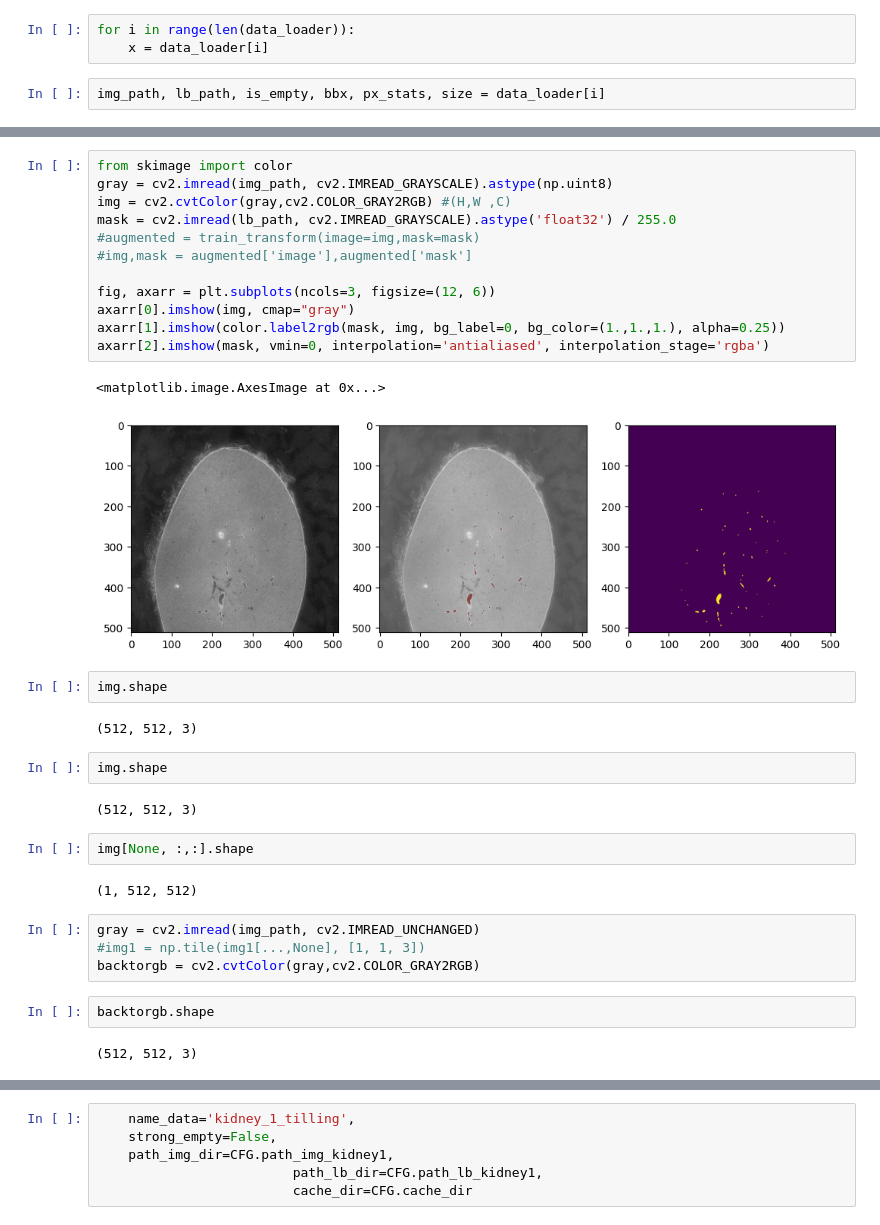
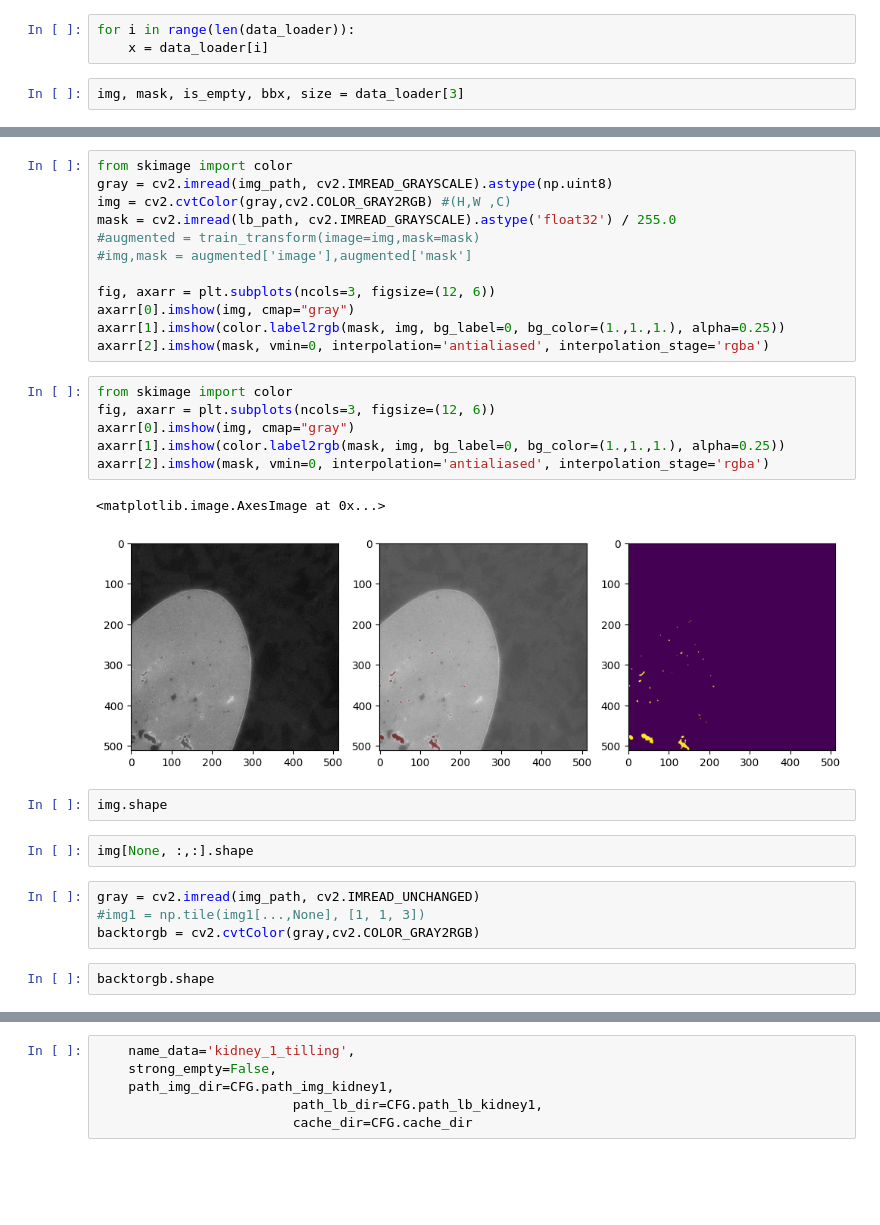
Before and after one commit to nature1511/kidney-segmentation, a Jupyter notebook: tilling_loader.ipynb, the cells around one changed output, grey strips where cells are left out. Drawn from its saved outputs; the diff is of its cells as text; blank space fills up the shorter version.

```diff
--- a/tilling_loader.ipynb
+++ b/tilling_loader.ipynb
@@ -79,5 +99,5 @@ Name: proportion, dtype: float64
 for i in range(len(data_loader)):
     x = data_loader[i]
 # %%
-img_path, lb_path, is_empty, bbx, px_stats, size = data_loader[i]
+img, mask, is_empty, bbx, size = data_loader[3]
 # %%
@@ -128,28 +171,24 @@ fig, axarr = plt.subplots(ncols=3, figsize=(12, 6))
 axarr[0].imshow(img, cmap="gray")
 axarr[1].imshow(color.label2rgb(mask, img, bg_label=0, bg_color=(1.,1.,1.), alpha=0.25))
 axarr[2].imshow(mask, vmin=0, interpolation='antialiased', interpolation_stage='rgba')
-# %% [output]
-<matplotlib.image.AxesImage at 0x...>
-[figure, removed]
-# %%
-img.shape
-# %% [output]
-(512, 512, 3)
+# %%
+from skimage import color
+fig, axarr = plt.subplots(ncols=3, figsize=(12, 6))
+axarr[0].imshow(img, cmap="gray")
+axarr[1].imshow(color.label2rgb(mask, img, bg_label=0, bg_color=(1.,1.,1.), alpha=0.25))
+axarr[2].imshow(mask, vmin=0, interpolation='antialiased', interpolation_stage='rgba')
+# %% [output]
+<matplotlib.image.AxesImage at 0x...>
+[figure, added]
 # %%
 img.shape
-# %% [output]
-(512, 512, 3)
 # %%
 img[None, :,:].shape
-# %% [output]
-(1, 512, 512)
 # %%
 gray = cv2.imread(img_path, cv2.IMREAD_UNCHANGED)
 #img1 = np.tile(img1[...,None], [1, 1, 3])
 backtorgb = cv2.cvtColor(gray,cv2.COLOR_GRAY2RGB)
 # %%
 backtorgb.shape
-# %% [output]
-(512, 512, 3)
 # %%
 data_loader.df
```
Also changed, not shown: parts of 26 cells of this notebook, 7 other files.
